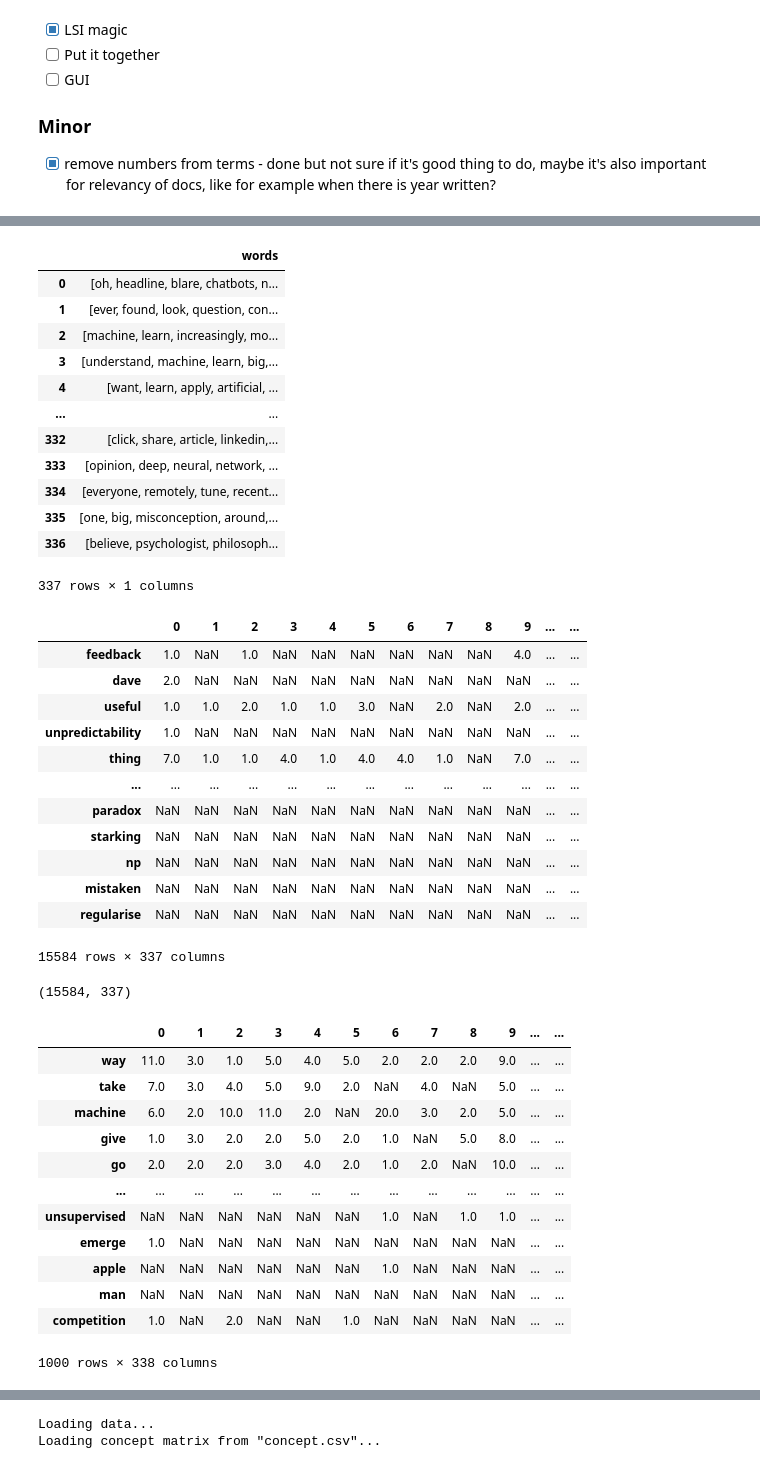
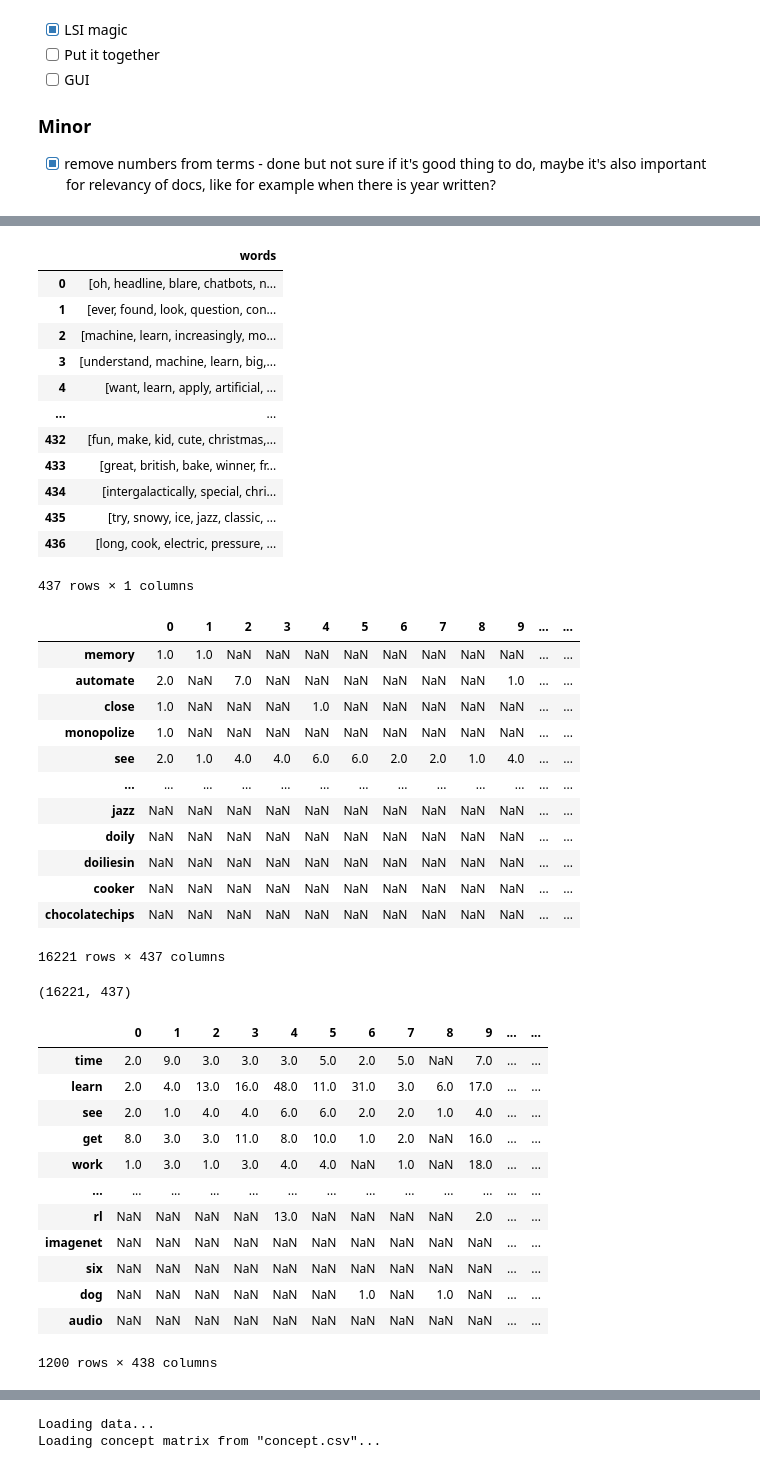
Before and after one commit to klesnkri/lsa-model, a Jupyter notebook: data.ipynb, the cells around one changed output, grey strips where cells are left out. Cells and saved outputs as stored; diff of their text form; code cells hidden in the pictures.

```diff
--- a/data.ipynb
+++ b/data.ipynb
@@ -19,7 +19,7 @@ from lsa import *
 # %%
 np.random.seed(42)
 # %%
-df_data = load_data('articles.csv')
+df_data = load_data(['articles.csv', 'recipes.csv'])
 # %%
 df_data.head(1)
 # %% [output]
@@ -36,47 +36,48 @@ preproccessed_docs
 | 3 | [understand, machine, learn, big,... |
 | 4 | [want, learn, apply, artificial, ... |
 | ... | ... |
-| 332 | [click, share, article, linkedin,... |
-| 333 | [opinion, deep, neural, network, ... |
-| 334 | [everyone, remotely, tune, recent... |
-| 335 | [one, big, misconception, around,... |
-| 336 | [believe, psychologist, philosoph... |
+| 432 | [fun, make, kid, cute, christmas,... |
+| 433 | [great, british, bake, winner, fr... |
+| 434 | [intergalactically, special, chri... |
+| 435 | [try, snowy, ice, jazz, classic, ... |
+| 436 | [long, cook, electric, pressure, ... |
-337 rows × 1 columns
+437 rows × 1 columns
 # %%
 df_frequency = get_term_by_document_frequency(preproccessed_docs)
 # %%
 df_frequency
 # %% [output]
 |  | 0 | 1 | 2 | 3 | 4 | 5 | 6 | 7 | 8 | 9 | ... | ... |
-| feedback | 1.0 | NaN | 1.0 | NaN | NaN | NaN | NaN | NaN | NaN | 4.0 | ... | ... |
-| dave | 2.0 | NaN | NaN | NaN | NaN | NaN | NaN | NaN | NaN | NaN | ... | ... |
-| useful | 1.0 | 1.0 | 2.0 | 1.0 | 1.0 | 3.0 | NaN | 2.0 | NaN | 2.0 | ... | ... |
-| unpredictability | 1.0 | NaN | NaN | NaN | NaN | NaN | NaN | NaN | NaN | NaN | ... | ... |
-| thing | 7.0 | 1.0 | 1.0 | 4.0 | 1.0 | 4.0 | 4.0 | 1.0 | NaN | 7.0 | ... | ... |
+| memory | 1.0 | 1.0 | NaN | NaN | NaN | NaN | NaN | NaN | NaN | NaN | ... | ... |
+| automate | 2.0 | NaN | 7.0 | NaN | NaN | NaN | NaN | NaN | NaN | 1.0 | ... | ... |
+| close | 1.0 | NaN | NaN | NaN | 1.0 | NaN | NaN | NaN | NaN | NaN | ... | ... |
+| monopolize | 1.0 | NaN | NaN | NaN | NaN | NaN | NaN | NaN | NaN | NaN | ... | ... |
+| see | 2.0 | 1.0 | 4.0 | 4.0 | 6.0 | 6.0 | 2.0 | 2.0 | 1.0 | 4.0 | ... | ... |
 | ... | ... | ... | ... | ... | ... | ... | ... | ... | ... | ... | ... | ... |
-| paradox | NaN | NaN | NaN | NaN | NaN | NaN | NaN | NaN | NaN | NaN | ... | ... |
-| starking | NaN | NaN | NaN | NaN | NaN | NaN | NaN | NaN | NaN | NaN | ... | ... |
-| np | NaN | NaN | NaN | NaN | NaN | NaN | NaN | NaN | NaN | NaN | ... | ... |
-| mistaken | NaN | NaN | NaN | NaN | NaN | NaN | NaN | NaN | NaN | NaN | ... | ... |
-| regularise | NaN | NaN | NaN | NaN | NaN | NaN | NaN | NaN | NaN | NaN | ... | ... |
+| jazz | NaN | NaN | NaN | NaN | NaN | NaN | NaN | NaN | NaN | NaN | ... | ... |
+| doily | NaN | NaN | NaN | NaN | NaN | NaN | NaN | NaN | NaN | NaN | ... | ... |
+| doiliesin | NaN | NaN | NaN | NaN | NaN | NaN | NaN | NaN | NaN | NaN | ... | ... |
+| cooker | NaN | NaN | NaN | NaN | NaN | NaN | NaN | NaN | NaN | NaN | ... | ... |
+| chocolatechips | NaN | NaN | NaN | NaN | NaN | NaN | NaN | NaN | NaN | NaN | ... | ... |
-15584 rows × 337 columns
+16221 rows × 437 columns
 # %%
 df_frequency.shape
 # %% [output]
-(15584, 337)
+(16221, 437)
 # %%
-reduce_terms(df_frequency, 0.8, 0.1,1000).sort_values('doc_frequency', ascending=False)
+df_reduced = reduce_terms(df_frequency, 0.75, 0.05,1200).sort_values('doc_frequency', ascending=False)
+df_reduced
 # %% [output]
 |  | 0 | 1 | 2 | 3 | 4 | 5 | 6 | 7 | 8 | 9 | ... | ... |
-| way | 11.0 | 3.0 | 1.0 | 5.0 | 4.0 | 5.0 | 2.0 | 2.0 | 2.0 | 9.0 | ... | ... |
-| take | 7.0 | 3.0 | 4.0 | 5.0 | 9.0 | 2.0 | NaN | 4.0 | NaN | 5.0 | ... | ... |
-| machine | 6.0 | 2.0 | 10.0 | 11.0 | 2.0 | NaN | 20.0 | 3.0 | 2.0 | 5.0 | ... | ... |
-| give | 1.0 | 3.0 | 2.0 | 2.0 | 5.0 | 2.0 | 1.0 | NaN | 5.0 | 8.0 | ... | ... |
-| go | 2.0 | 2.0 | 2.0 | 3.0 | 4.0 | 2.0 | 1.0 | 2.0 | NaN | 10.0 | ... | ... |
+| time | 2.0 | 9.0 | 3.0 | 3.0 | 3.0 | 5.0 | 2.0 | 5.0 | NaN | 7.0 | ... | ... |
+| learn | 2.0 | 4.0 | 13.0 | 16.0 | 48.0 | 11.0 | 31.0 | 3.0 | 6.0 | 17.0 | ... | ... |
+| see | 2.0 | 1.0 | 4.0 | 4.0 | 6.0 | 6.0 | 2.0 | 2.0 | 1.0 | 4.0 | ... | ... |
+| get | 8.0 | 3.0 | 3.0 | 11.0 | 8.0 | 10.0 | 1.0 | 2.0 | NaN | 16.0 | ... | ... |
+| work | 1.0 | 3.0 | 1.0 | 3.0 | 4.0 | 4.0 | NaN | 1.0 | NaN | 18.0 | ... | ... |
 | ... | ... | ... | ... | ... | ... | ... | ... | ... | ... | ... | ... | ... |
-| unsupervised | NaN | NaN | NaN | NaN | NaN | NaN | 1.0 | NaN | 1.0 | 1.0 | ... | ... |
-| emerge | 1.0 | NaN | NaN | NaN | NaN | NaN | NaN | NaN | NaN | NaN | ... | ... |
-| apple | NaN | NaN | NaN | NaN | NaN | NaN | 1.0 | NaN | NaN | NaN | ... | ... |
-| man | NaN | NaN | NaN | NaN | NaN | NaN | NaN | NaN | NaN | NaN | ... | ... |
-| competition | 1.0 | NaN | 2.0 | NaN | NaN | 1.0 | NaN | NaN | NaN | NaN | ... | ... |
+| rl | NaN | NaN | NaN | NaN | 13.0 | NaN | NaN | NaN | NaN | 2.0 | ... | ... |
+| imagenet | NaN | NaN | NaN | NaN | NaN | NaN | NaN | NaN | NaN | NaN | ... | ... |
+| six | NaN | NaN | NaN | NaN | NaN | NaN | NaN | NaN | NaN | NaN | ... | ... |
+| dog | NaN | NaN | NaN | NaN | NaN | NaN | 1.0 | NaN | 1.0 | NaN | ... | ... |
+| audio | NaN | NaN | NaN | NaN | NaN | NaN | NaN | NaN | NaN | NaN | ... | ... |
-1000 rows × 338 columns
+1200 rows × 438 columns
```
Also changed, not shown: parts of 12 cells of this notebook, 3 other files.
